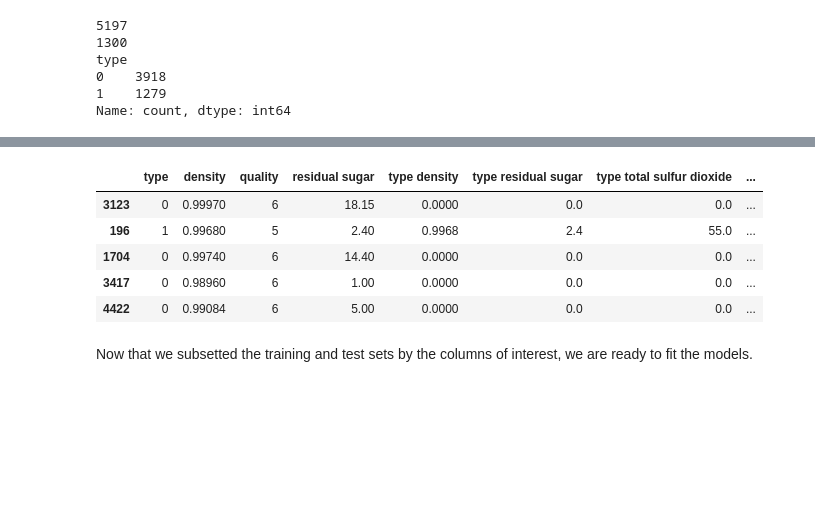
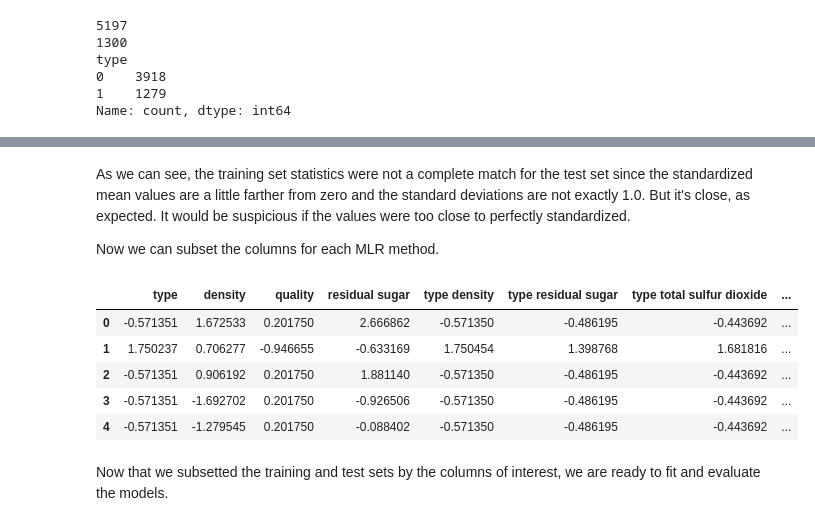
Before and after one commit to trevorlillywhite/HW7-NCSU-ST-554-Trevor-Lillywhite, a Jupyter notebook: HW7_ST554_Lillywhite.ipynb, the cells around one changed output, grey strips where cells are left out. Saved outputs shown, nothing was run; the diff lists cells and outputs as text; code cells hidden in the pictures; blank space fills up the shorter version.

```diff
--- a/HW7_ST554_Lillywhite.ipynb
+++ b/HW7_ST554_Lillywhite.ipynb
@@ -431,0 +433,6 @@ Now, we will create new training and test subsets for each MLR method.
+# %%
+# Standardize data using training set
+scaler = StandardScaler()
+X_train_std = pd.DataFrame(scaler.fit_transform(X_train),
+                           columns=X_train.columns)
+X_train_std.describe()
@@ -431,0 +453,4 @@ Now, we will create new training and test subsets for each MLR method.
+# %%
+X_test_std = pd.DataFrame(scaler.transform(X_test),
+                          columns=X_test.columns)
+X_test_std.describe()
@@ -432,34 +467,37 @@ Now, we will create new training and test subsets for each MLR method.
+# %% [markdown]
+As we can see, the training set statistics were not a complete match for the test set since the standardized mean values are a little farther from zero and the standard deviations are not exactly 1.0.  But it's close, as expected. It would be suspicious if the values were too close to perfectly standardized.
+
+Now we can subset the columns for each MLR method.
 # %%
 # Subset training and test sets for each MLR
 cols_mlr1 = ['type','density','quality']
-X_train_mlr1 = X_train[cols_mlr1]
-X_test_mlr1 = X_test[cols_mlr1]
+X_train_mlr1 = X_train_std[cols_mlr1]
+X_test_mlr1 = X_test_std[cols_mlr1]
 
 cols_mlr2 = ['type', 'density', 'quality',
              'residual sugar', 'total sulfur dioxide']
-X_train_mlr2 = X_train[cols_mlr2]
-X_test_mlr2 = X_test[cols_mlr2]
+X_train_mlr2 = X_train_std[cols_mlr2]
+X_test_mlr2 = X_test_std[cols_mlr2]
 
 cols_mlr3 = ['type', 'density', 'quality', 'residual sugar',
              'type density', 'type residual sugar', 'type total sulfur dioxide']
-
-X_train_mlr3 = X_train[cols_mlr3]
-X_test_mlr3 = X_test[cols_mlr3]
+X_train_mlr3 = X_train_std[cols_mlr3]
+X_test_mlr3 = X_test_std[cols_mlr3]
 
 cols_mlr4 = ['type', 'density', 'quality', 'residual sugar',
              'type density', 'type residual sugar', 'type total sulfur dioxide',
              'residual sugar^2', 'total sulfur dioxide^2', 'density^2']
-X_train_mlr4 = X_train[cols_mlr4]
-X_test_mlr4 = X_test[cols_mlr4]
+X_train_mlr4 = X_train_std[cols_mlr4]
+X_test_mlr4 = X_test_std[cols_mlr4]
 
 # Check subsetted training set example
 X_train_mlr4.head()
 # %% [output]
 |  | type | density | quality | residual sugar | type density | type residual sugar | type total sulfur dioxide | ... |
-| 3123 | 0 | 0.99970 | 6 | 18.15 | 0.0000 | 0.0 | 0.0 | ... |
-| 196 | 1 | 0.99680 | 5 | 2.40 | 0.9968 | 2.4 | 55.0 | ... |
-| 1704 | 0 | 0.99740 | 6 | 14.40 | 0.0000 | 0.0 | 0.0 | ... |
-| 3417 | 0 | 0.98960 | 6 | 1.00 | 0.0000 | 0.0 | 0.0 | ... |
-| 4422 | 0 | 0.99084 | 6 | 5.00 | 0.0000 | 0.0 | 0.0 | ... |
+| 0 | -0.571351 | 1.672533 | 0.201750 | 2.666862 | -0.571350 | -0.486195 | -0.443692 | ... |
+| 1 | 1.750237 | 0.706277 | -0.946655 | -0.633169 | 1.750454 | 1.398768 | 1.681816 | ... |
+| 2 | -0.571351 | 0.906192 | 0.201750 | 1.881140 | -0.571350 | -0.486195 | -0.443692 | ... |
+| 3 | -0.571351 | -1.692702 | 0.201750 | -0.926506 | -0.571350 | -0.486195 | -0.443692 | ... |
+| 4 | -0.571351 | -1.279545 | 0.201750 | -0.088402 | -0.571350 | -0.486195 | -0.443692 | ... |
 # %% [markdown]
-Now that we subsetted the training and test sets by the columns of interest, we are ready to fit the models.
+Now that we subsetted the training and test sets by the columns of interest, we are ready to fit and evaluate the models.
```
Also changed, not shown: parts of 8 cells of this notebook.
